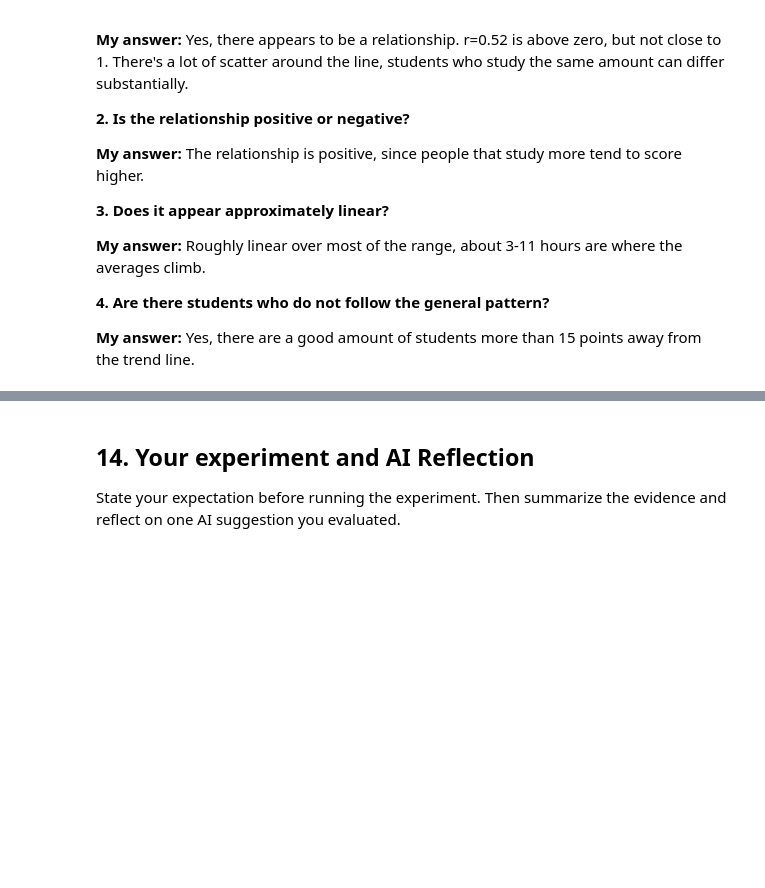
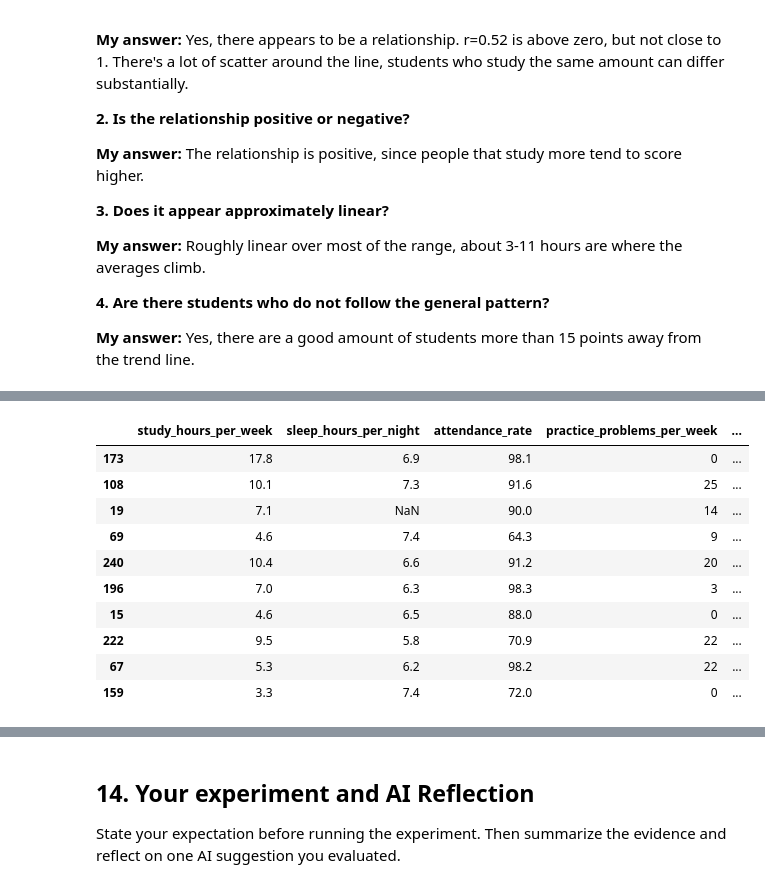
Before and after one commit to JGrade2005/CSE4095_2026, a Jupyter notebook: in_class_assignments/class9/CSE4095_Class3_Starter.ipynb, the cells around one changed output, grey strips where cells are left out. Saved outputs shown, nothing was run; the diff lists cells and outputs as text; code cells hidden in the pictures; blank space fills up the shorter version.

```diff
--- a/in_class_assignments/class9/CSE4095_Class3_Starter.ipynb
+++ b/in_class_assignments/class9/CSE4095_Class3_Starter.ipynb
@@ -326,0 +527,21 @@ Try one nonlinear regressor, such as DecisionTreeRegressor, using the same split
+# %%
+error_df = X_test.copy()
+error_df["actual"] = y_test
+error_df["predicted"] = y_pred_lr.round(1)
+error_df["residual"] = residuals_lr.round(1)
+error_df["absolute_error"] = residuals_lr.abs().round(1)
+
+top_10_errors = error_df.sort_values("absolute_error", ascending=False).head(10)
+top_10_errors
+# %% [output]
+|  | study_hours_per_week | sleep_hours_per_night | attendance_rate | practice_problems_per_week | ... |
+| 173 | 17.8 | 6.9 | 98.1 | 0 | ... |
+| 108 | 10.1 | 7.3 | 91.6 | 25 | ... |
+| 19 | 7.1 | NaN | 90.0 | 14 | ... |
+| 69 | 4.6 | 7.4 | 64.3 | 9 | ... |
+| 240 | 10.4 | 6.6 | 91.2 | 20 | ... |
+| 196 | 7.0 | 6.3 | 98.3 | 3 | ... |
+| 15 | 4.6 | 6.5 | 88.0 | 0 | ... |
+| 222 | 9.5 | 5.8 | 70.9 | 22 | ... |
+| 67 | 5.3 | 6.2 | 98.2 | 22 | ... |
+| 159 | 3.3 | 7.4 | 72.0 | 0 | ... |
```
Also changed, not shown: parts of 76 cells of this notebook, 4 other files.
